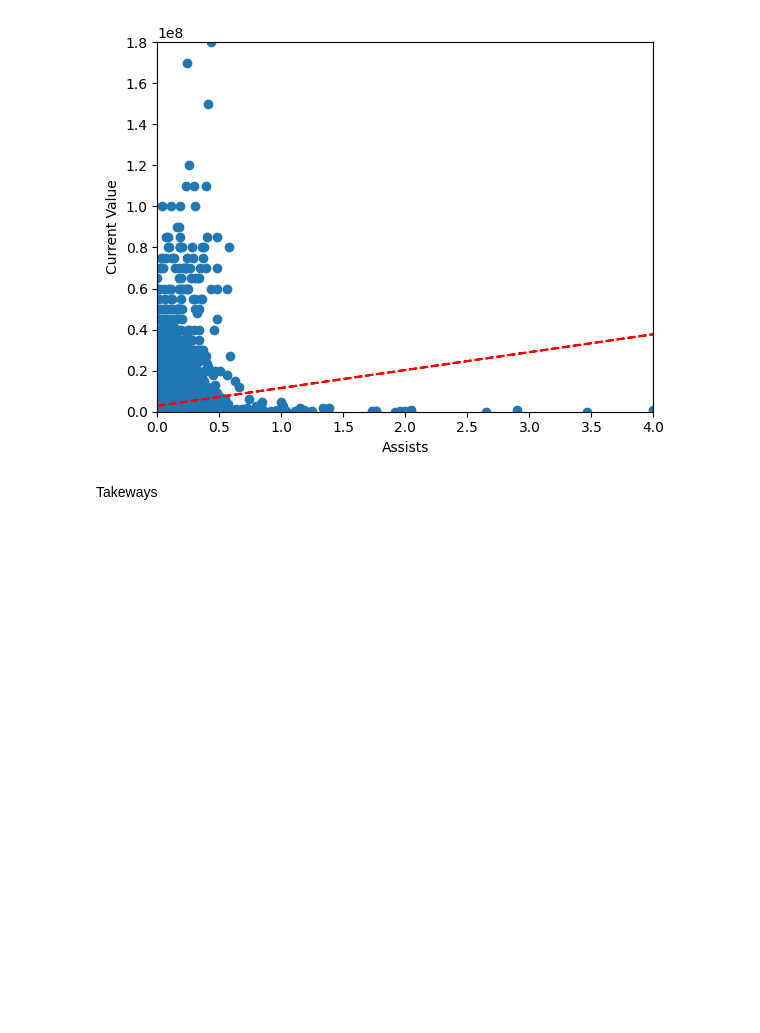
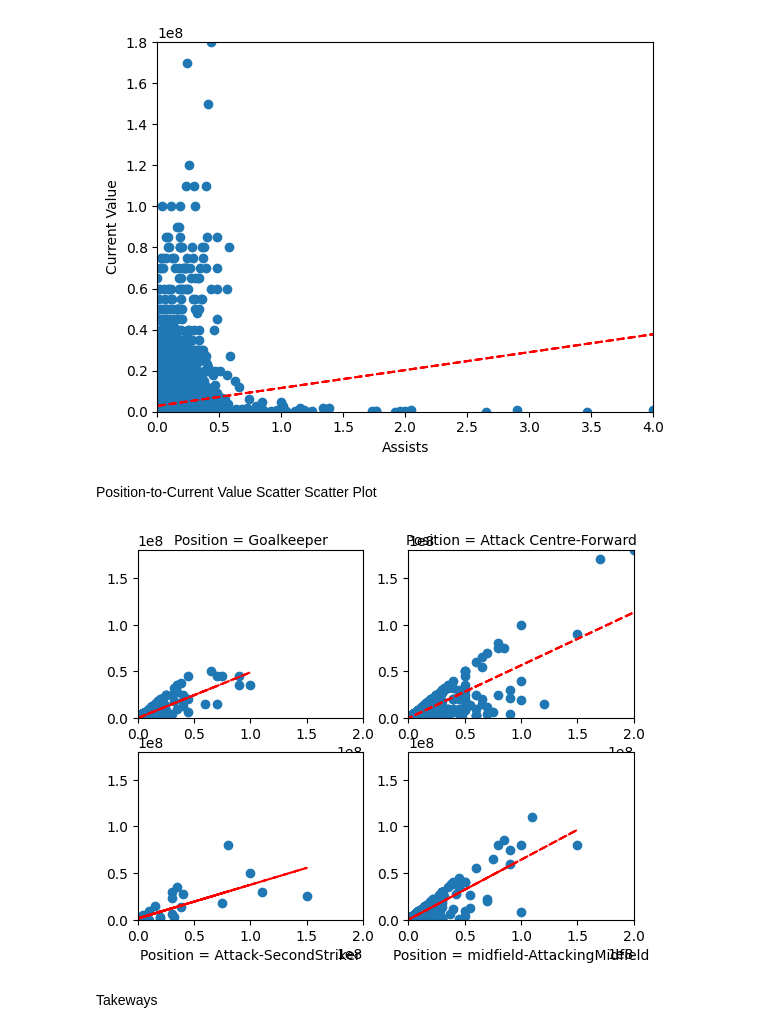
Before and after one commit to cetinus-gulin/ie423, a Jupyter notebook: task1-2/task1-gulin.ipynb, the cells around one changed output. Cells and saved outputs as stored; diff of their text form; code cells hidden in the pictures; blank space fills up the shorter version.

```diff
--- a/task1/task1-gulin.ipynb
+++ b/task1-2/task1-gulin.ipynb
@@ -158,5 +158,64 @@ plt.ylabel('Current Value')
 plt.show()
 # %% [output]
 [figure]
+# %% [markdown]
+Position-to-Current Value Scatter Scatter Plot
+# %%
+### Matrix of plots
+fig, axs = plt.subplots(2, 2)
+
+## Top left plot
+x = dfValues.loc[(dfValues['position']=='Goalkeeper'),'highest_value']
+y = dfValues.loc[(dfValues['position']=='Goalkeeper'),'current_value']
+z = np.polyfit(x, y, 1)
+p = np.poly1d(z)
+
+axs[0, 0].scatter(x,y)
+axs[0, 0].plot(x,p(x),"r--")
+axs[0, 0].set_xlim(0,np.max(dfValues.loc[:,'highest_value']))
+axs[0, 0].set_ylim(0,np.max(dfValues.loc[:,'current_value']))
+axs[0, 0].set_xlabel('Position = Goalkeeper')
+axs[0, 0].xaxis.set_label_position("top")
+
+## Top right plot
+x = dfValues.loc[(dfValues['position']=='Attack Centre-Forward'),'highest_value']
+y = dfValues.loc[(dfValues['position']=='Attack Centre-Forward'),'current_value']
+z = np.polyfit(x, y, 1)
+p = np.poly1d(z)
+
+axs[0, 1].scatter(x,y)
+axs[0, 1].plot(x,p(x),"r--")
+axs[0, 1].set_xlim(0,np.max(dfValues.loc[:,'highest_value']))
+axs[0, 1].set_ylim(0,np.max(dfValues.loc[:,'current_value']))
+axs[0, 1].set_xlabel('Position = Attack Centre-Forward')
+axs[0, 1].xaxis.set_label_position("top")
+axs[0, 1].yaxis.set_label_position("right")
+
+## Bottom left plot
+x = dfValues.loc[(dfValues['position']=='Attack-SecondStriker'),'highest_value']
+y = dfValues.loc[(dfValues['position']=='Attack-SecondStriker'),'current_value']
+z = np.polyfit(x, y, 1)
+p = np.poly1d(z)
+
+axs[1, 0].scatter(x,y)
+axs[1, 0].plot(x,p(x),"r--")
+axs[1, 0].set_xlim(0,np.max(dfValues.loc[:,'highest_value']))
+axs[1, 0].set_ylim(0,np.max(dfValues.loc[:,'current_value']))
+axs[1, 0].set_xlabel('Position = Attack-SecondStriker')
+
+## Bottom right plot
+x = dfValues.loc[(dfValues['position']=='midfield-AttackingMidfield'), 'highest_value']
+y = dfValues.loc[(dfValues['position']=='midfield-AttackingMidfield'),'current_value']
+z = np.polyfit(x, y, 1)
+p = np.poly1d(z)
+
+axs[1, 1].scatter(x,y)
+axs[1, 1].plot(x,p(x),"r--")
+axs[1, 1].set_xlim(0,np.max(dfValues.loc[:,'highest_value']))
+axs[1, 1].set_ylim(0,np.max(dfValues.loc[:,'current_value']))
+axs[1, 1].set_xlabel('Position = midfield-AttackingMidfield')
+axs[1, 1].yaxis.set_label_position("right")
+# %% [output]
+[figure, added]
 # %% [markdown]
 Takeways
```
Also changed, not shown: parts of 4 cells of this notebook, 2 other files.
